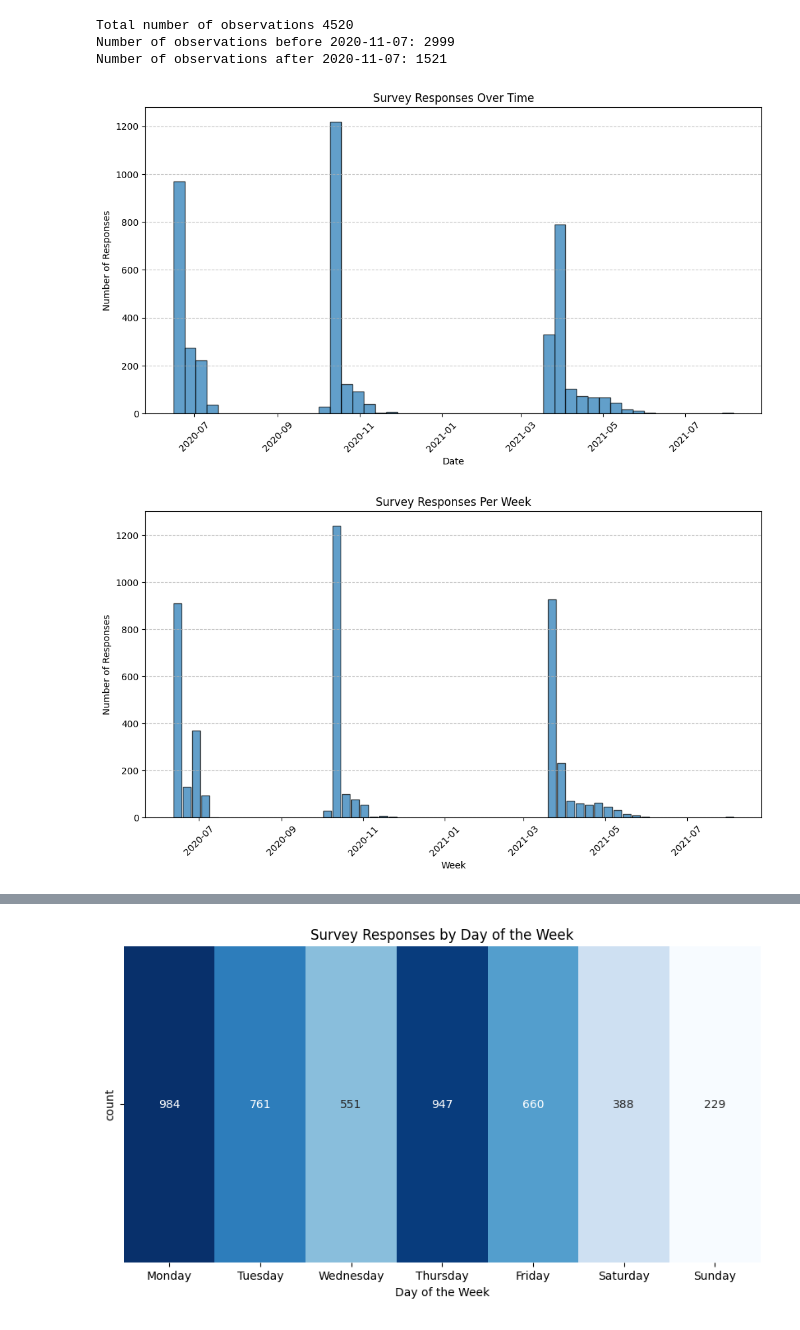
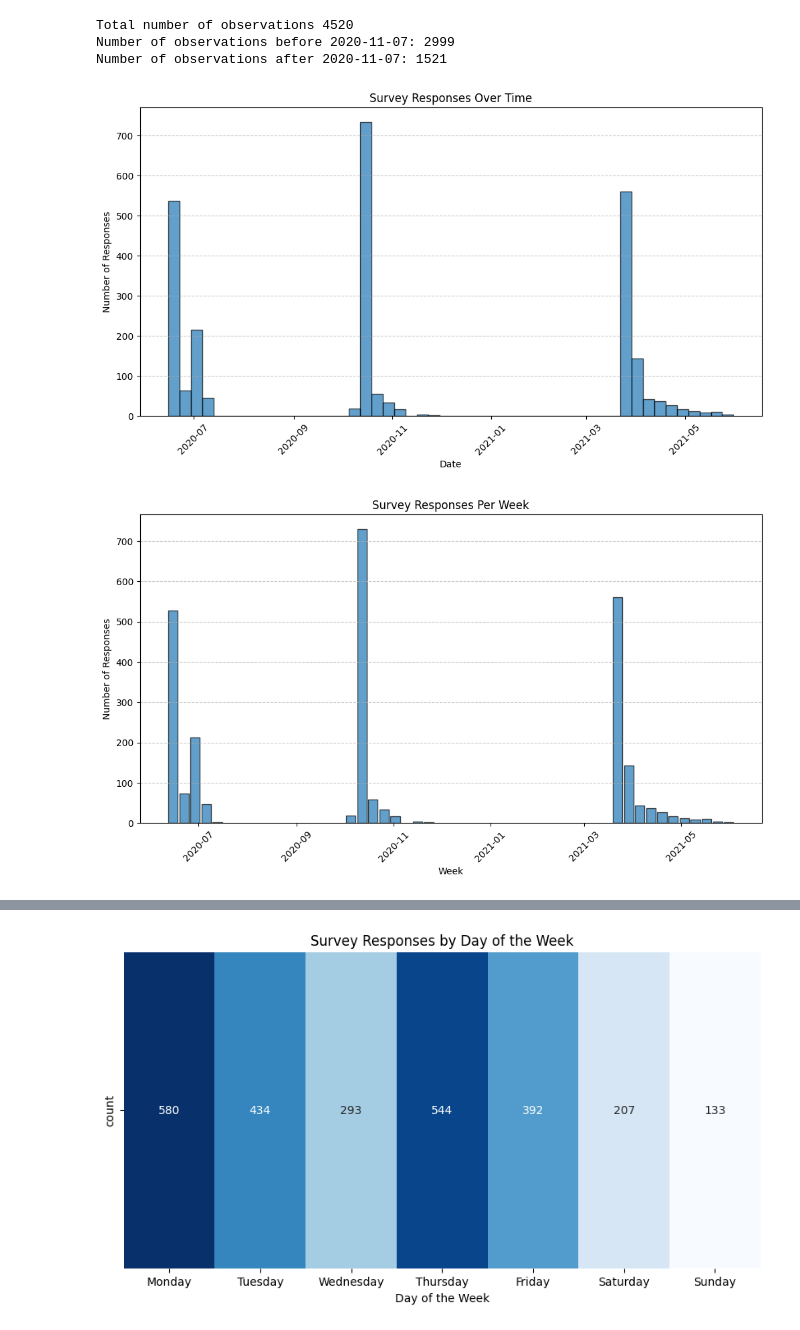
Before and after one commit to paraskevasleivadaros/climate-opinions-and-elections, a Jupyter notebook: notebooks/eda.ipynb, the cells around one changed output, grey strips where cells are left out. Saved outputs shown, nothing was run; the diff lists cells and outputs as text; code cells hidden in the pictures.

```diff
--- a/notebooks/eda.ipynb
+++ b/notebooks/eda.ipynb
@@ -1081,40 +1137,40 @@ Number of observations after 2020-11-07: 1521
 # %%
 import pandas as pd
 import matplotlib.pyplot as plt
 
 # Load the dataset
-file_path = "../data/4-cleaned_data.csv"  # Update with correct path if needed
+file_path = "../data/5-cleaned_data_3waves.csv"  # Update with correct path if needed
 df = pd.read_csv(file_path)
 
 # Convert RecordedDate to datetime format
 df['RecordedDate'] = pd.to_datetime(df['RecordedDate'])
 
 # Sort the dataframe by RecordedDate
 df = df.sort_values(by='RecordedDate')
 
 # Save sorted data (optional)
-# df.to_csv("../data/sorted_4-cleaned_data.csv", index=False)
+# df.to_csv("../data/sorted_5-cleaned_data_3waves.csv", index=False)
 
 # Plot the number of responses over time
 plt.figure(figsize=(12, 6))
 plt.hist(df['RecordedDate'], bins=50, alpha=0.7, edgecolor='black')
 plt.xlabel("Date")
 plt.ylabel("Number of Responses")
 plt.title("Survey Responses Over Time")
 plt.xticks(rotation=45)
 plt.grid(axis="y", linestyle="--", alpha=0.7)
 plt.show()
 
 # Display sorted DataFrame (optional)
 # print(df.head())
 # %% [output]
-[figure, old version]
+[figure, new version]
 # %%
 import pandas as pd
 import matplotlib.pyplot as plt
 
 # Load dataset
-df = pd.read_csv("../data/4-cleaned_data.csv")
+df = pd.read_csv("../data/5-cleaned_data_3waves.csv")
 
 # Convert RecordedDate to datetime
 df['RecordedDate'] = pd.to_datetime(df['RecordedDate'])
@@ -1138,7 +1194,7 @@ plt.xticks(rotation=45)
 plt.grid(axis="y", linestyle="--", alpha=0.7)
 plt.show()
 # %% [output]
-[figure, old version]
+[figure, new version]
 # %%
 import pandas as pd
 import matplotlib.pyplot as plt
```
Also changed, not shown: parts of 15 cells of this notebook, 1 other file.
